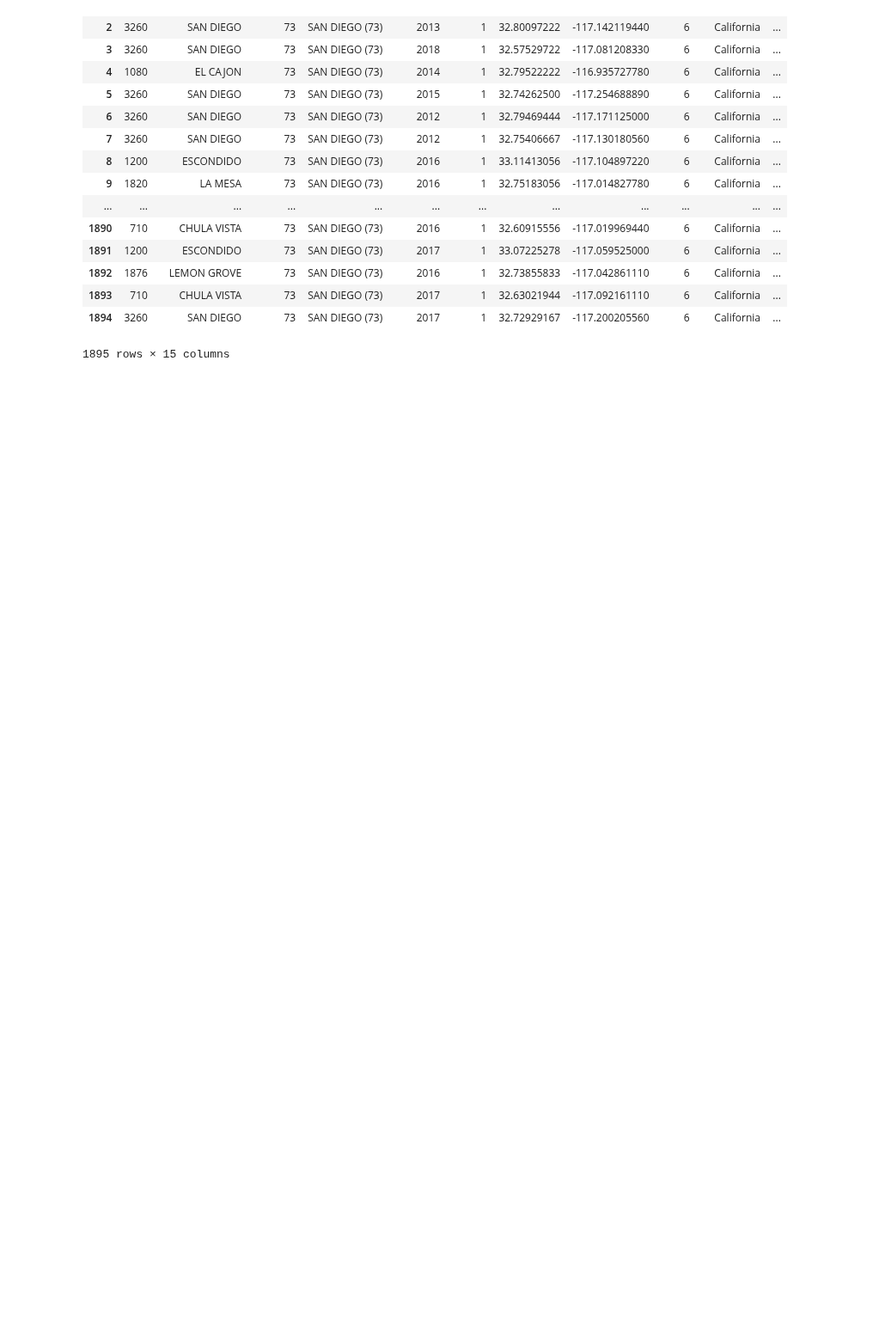
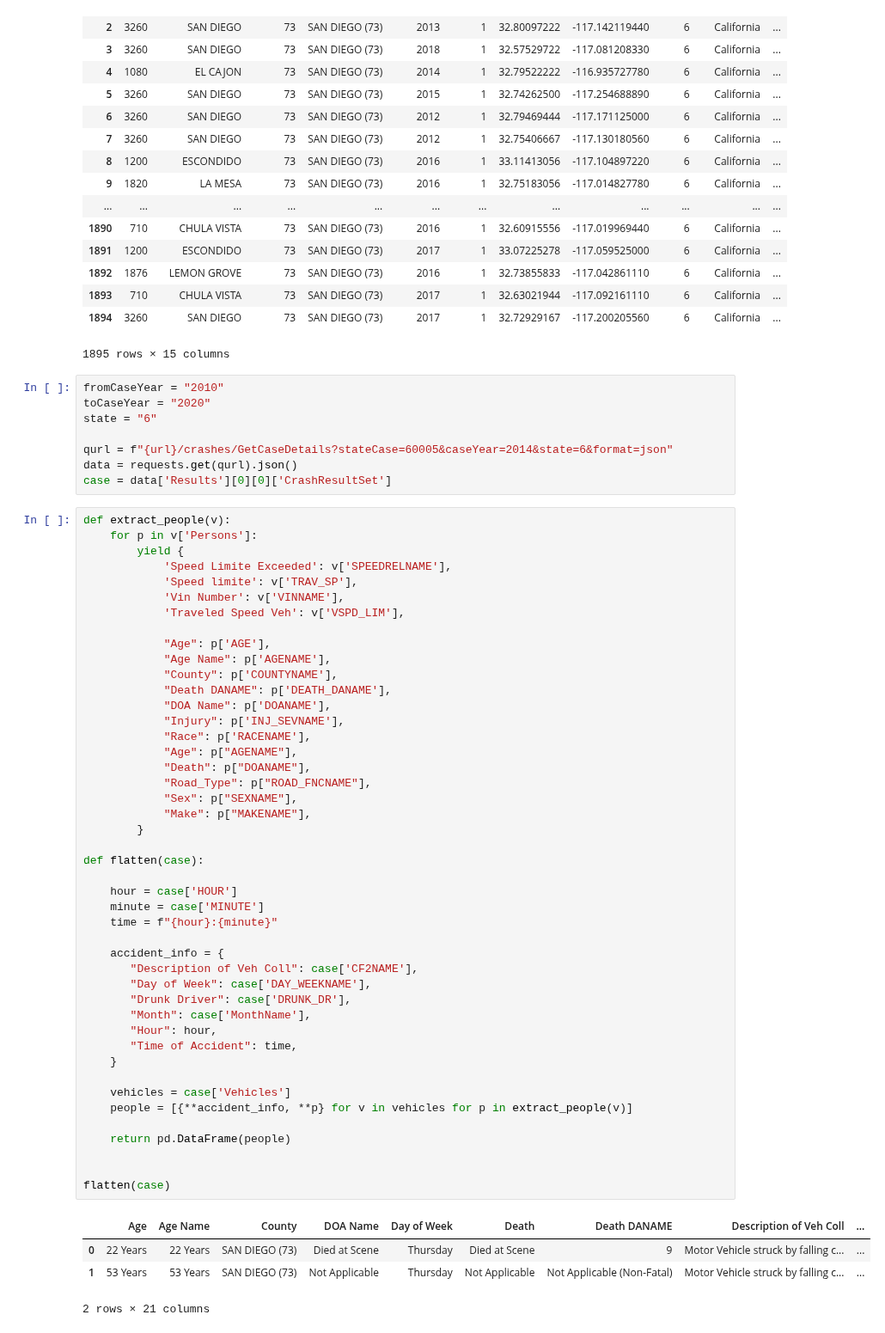
Before and after one commit to mwhitmore1/ucsd_bootcamp-traffic_accident_analysis, a Jupyter notebook: notebooks/data_processing.ipynb, the cells around one changed output. Shown at 86% size. Cells and saved outputs as stored; diff of their text form; blank space fills up the shorter version.

Commit message:
combine all queries into data_processing

```diff
--- a/notebooks/data_processing.ipynb
+++ b/notebooks/data_processing.ipynb
@@ -56,3 +56,61 @@ pd.DataFrame(cali['Results'][0])
 | 1893 | 710 | CHULA VISTA | 73 | SAN DIEGO (73) | 2017 | 1 | 32.63021944 | -117.092161110 | 6 | California | ... |
 | 1894 | 3260 | SAN DIEGO | 73 | SAN DIEGO (73) | 2017 | 1 | 32.72929167 | -117.200205560 | 6 | California | ... |
 1895 rows × 15 columns
+# %%
+fromCaseYear = "2010"
+toCaseYear = "2020"
+state = "6"
+
+qurl = f"{url}/crashes/GetCaseDetails?stateCase=60005&caseYear=2014&state=6&format=json"
+data = requests.get(qurl).json()
+case = data['Results'][0][0]['CrashResultSet']
+# %%
+def extract_people(v):
+    for p in v['Persons']:
+        yield {
+            'Speed Limite Exceeded': v['SPEEDRELNAME'],
+            'Speed limite': v['TRAV_SP'],
+            'Vin Number': v['VINNAME'],
+            'Traveled Speed Veh': v['VSPD_LIM'],
+
+            "Age": p['AGE'],
+            "Age Name": p['AGENAME'],
+            "County": p['COUNTYNAME'],
+            "Death DANAME": p['DEATH_DANAME'],
+            "DOA Name": p['DOANAME'],
+            "Injury": p['INJ_SEVNAME'],
+            "Race": p['RACENAME'],
+            "Age": p["AGENAME"],
+            "Death": p["DOANAME"],
+            "Road_Type": p["ROAD_FNCNAME"],
+            "Sex": p["SEXNAME"],
+            "Make": p["MAKENAME"],
+        }
+
+def flatten(case):
+
+    hour = case['HOUR']
+    minute = case['MINUTE']
+    time = f"{hour}:{minute}"
+
+    accident_info = {
+       "Description of Veh Coll": case['CF2NAME'],
+       "Day of Week": case['DAY_WEEKNAME'],
+       "Drunk Driver": case['DRUNK_DR'],
+       "Month": case['MonthName'],
+       "Hour": hour,
+       "Time of Accident": time,
+    }
+
+    vehicles = case['Vehicles']
+    people = [{**accident_info, **p} for v in vehicles for p in extract_people(v)]
+
+    return pd.DataFrame(people)
+
+
+flatten(case)
+# %% [output]
+|  | Age | Age Name | County | DOA Name | Day of Week | Death | Death DANAME | Description of Veh Coll | ... |
+| 0 | 22 Years | 22 Years | SAN DIEGO (73) | Died at Scene | Thursday | Died at Scene | 9 | Motor Vehicle struck by falling c... | ... |
+| 1 | 53 Years | 53 Years | SAN DIEGO (73) | Not Applicable | Thursday | Not Applicable | Not Applicable (Non-Fatal) | Motor Vehicle struck by falling c... | ... |
+2 rows × 21 columns
```
